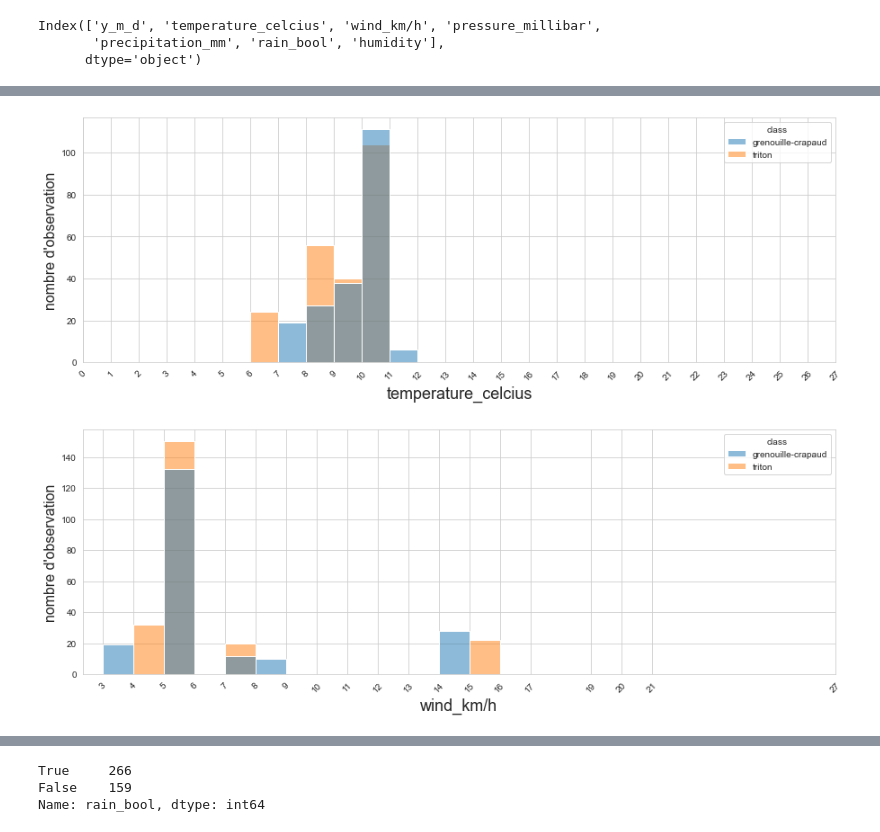
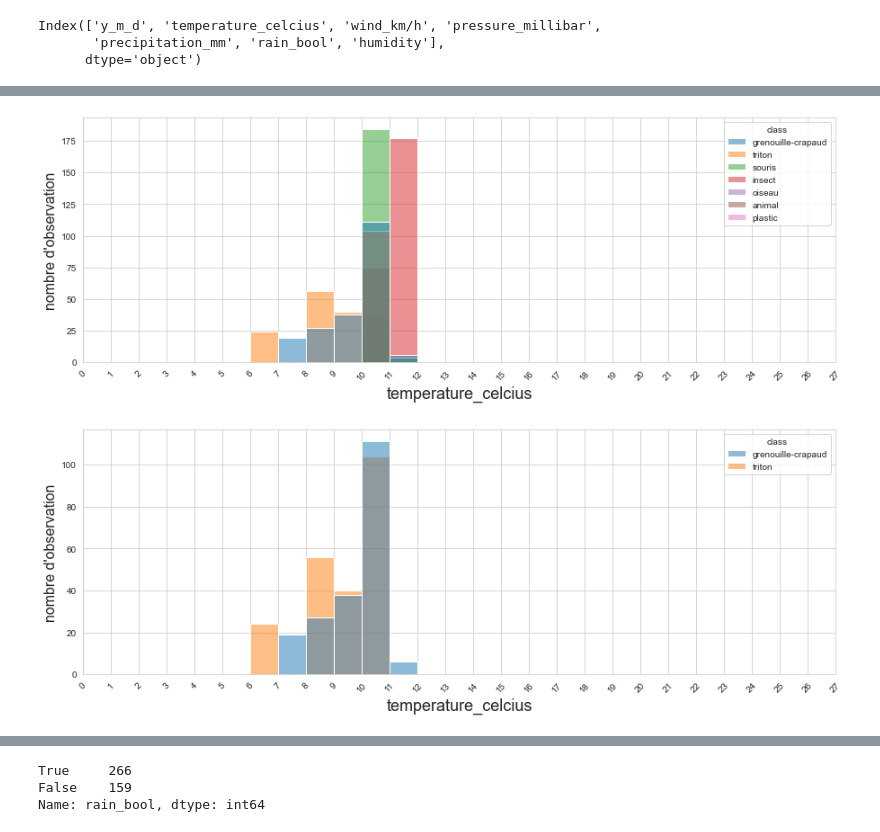
Before and after one commit to student-GML/crapauduc, a Jupyter notebook: notebooks/exploratory_analysis.ipynb, the cells around one changed output, grey strips where cells are left out. Drawn from its saved outputs; the diff is of its cells as text; code cells hidden in the pictures.

Commit message:
ajout graphiques toutes les données labelisées

```diff
--- a/notebooks/exploratory_analysis.ipynb
+++ b/notebooks/exploratory_analysis.ipynb
@@ -301,11 +318,0 @@ plt.show()
-# %%
-df_activated_label['mois']  = [d.strftime("%B") for d in df_activated_label['y_m_d']]
-
-plt.figure(figsize=(15,8))
-
-sns.histplot(data=df_activated_label, x='mois')
-
-plt.xlabel('mois', fontsize=18)
-plt.ylabel('nombre d\'observation', fontsize=16)
-
-plt.show()
@@ -364,3 +357,6 @@ df_meteo.head()
 | 2 | 2017-04-15 | 12 | 6 | 1018.21 | 0.0 | True | 58 |
 | 3 | 2017-04-30 | 9 | 4 | 1010.28 | 0.1 | True | 61 |
 | 4 | 2017-06-10 | 20 | 5 | 1019.35 | 0.0 | False | 61 |
+# %%
+df_join_all = pd.merge(df_labels, df_meteo, how='inner', on = 'y_m_d')
+df_join_all.head()
@@ -367,6 +370,6 @@ df_meteo.head()
 # %%
-df_join = pd.merge(df_activated_label, df_meteo, how='inner', on = 'y_m_d')
-df_join.head()
+df_join_activated = pd.merge(df_activated_label, df_meteo, how='inner', on = 'y_m_d')
+df_join_activated.head()
 # %% [output]
 |  | class | top_left_x | top_left_y | w | h | img_size_x | img_size_y | name | date | takes | ... |
 | 0 | grenouille-crapaud | 1242 | 236 | 208 | 2 | 1920 | 1080 | 2017-03-10T02:20:00.jpg | 2017-03-10 02:20:00 | 474 | ... |
@@ -389,17 +418,25 @@ Index(['y_m_d', 'temperature_celcius', 'wind_km/h', 'pressure_millibar',
 # %%
-# Histogramme de nombre d'animaux (grenouille/crapaud/triton) captés en fonction de météo
+# Histogramme de nombre d'animaux (grenouille/crapaud/triton) captés en fonction de la température - sans les feuilles
 
-for col in ['temperature_celcius', 'wind_km/h']:
+# Plot de l'ensemble des données
+plt.figure(figsize=(15,5))
 
-    plt.figure(figsize=(15,5))
+sns.histplot(data=df_join_all[~(df_join_all['class'] == 'feuille')], x='temperature_celcius', hue='class', binwidth=1)
+plt.xticks(df_meteo['temperature_celcius'].unique(), rotation=45)
 
-    sns.histplot(data=df_join, x=col, hue='class', binwidth=1)
-    plt.xticks(df_meteo[col].unique(), rotation=45)
+plt.xlabel('temperature_celcius', fontsize=18)
+plt.ylabel('nombre d\'observation', fontsize=16)
 
-    plt.xlabel(col, fontsize=18)
-    plt.ylabel('nombre d\'observation', fontsize=16)
+# Plot des données avec exclusivement crapaud/grenouille et/ou triton
+plt.figure(figsize=(15,5))
 
-    plt.show()
+sns.histplot(data=df_join_activated, x='temperature_celcius', hue='class', binwidth=1)
+plt.xticks(df_meteo['temperature_celcius'].unique(), rotation=45)
+
+plt.xlabel('temperature_celcius', fontsize=18)
+plt.ylabel('nombre d\'observation', fontsize=16)
+
+plt.show()
 # %% [output]
-[figure, old version]
+[figure, new version]
-[figure, old version]
+[figure, new version]
```
Also changed, not shown: parts of 27 cells of this notebook.
